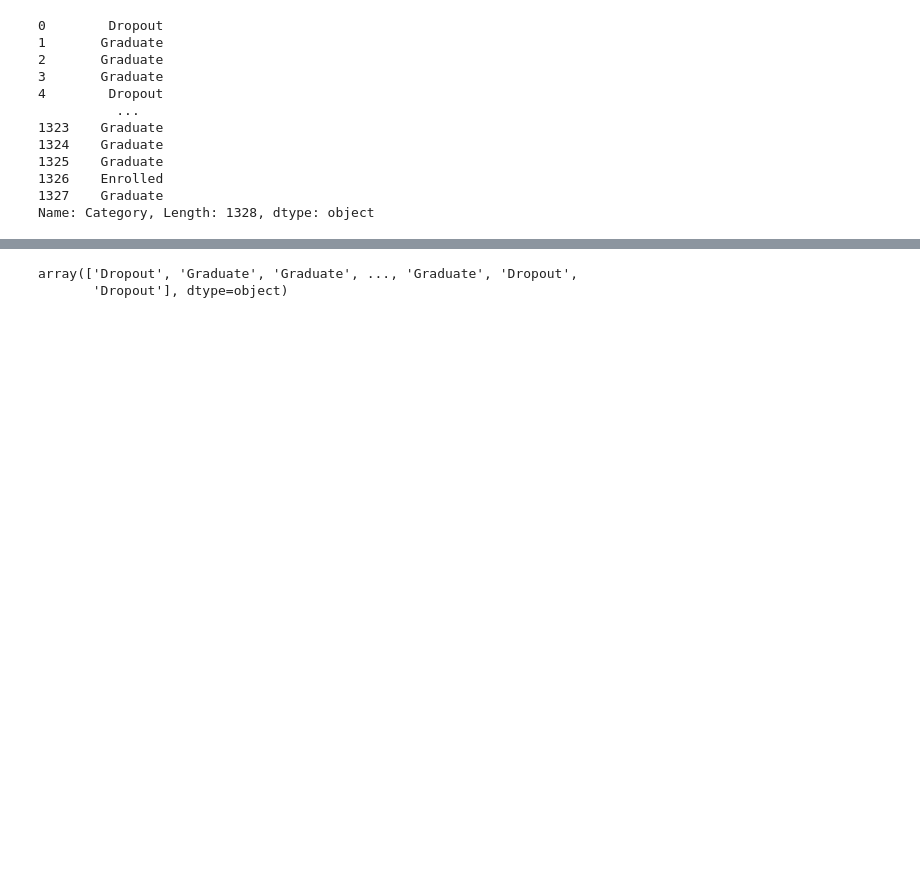
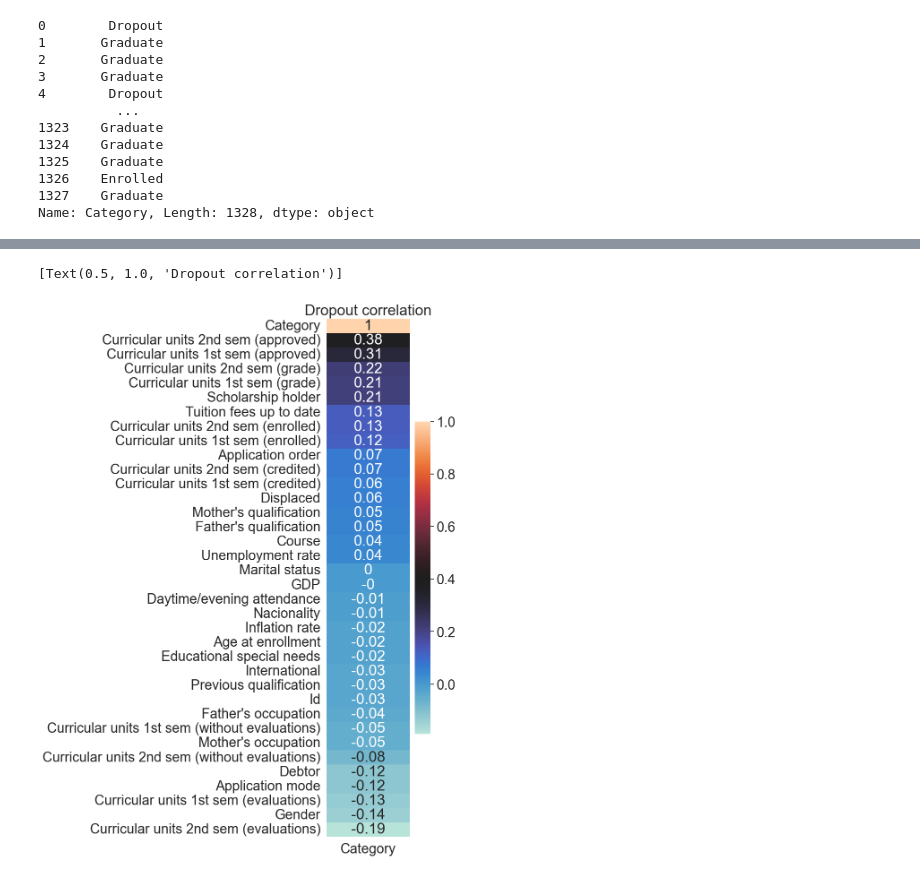
Before and after one commit to isidoracupara/kaggle-student-droupout, a Jupyter notebook: student_dropout_classification.ipynb, the cells around one changed output, grey strips where cells are left out. Drawn from its saved outputs; the diff is of its cells as text; code cells hidden in the pictures; blank space fills up the shorter version.

Commit message:
add graphs

```diff
--- a/student_dropout_classification.ipynb
+++ b/student_dropout_classification.ipynb
@@ -251,6 +254,24 @@ from sklearn import metrics
-# %%
-# Calculating accuracy per row
-y_pred
-# %% [output]
-array(['Dropout', 'Graduate', 'Graduate', ..., 'Graduate', 'Dropout',
-       'Dropout'], dtype=object)
+# %%
+# Dropout correalation
+# clean Category column
+# Graduated = 2; Enrolled = 1; Dropout = 0
+df3 = pd.DataFrame(train_dropout_data).copy(deep=True)
+df3.drop('Id',axis=1)
+
+# df3 = df3.drop(df3[df3['Category']!=0].index)
+# df3['Category'] = df3['Category'].astype(float)
+df3['Category'].replace(['Graduate'],2, inplace=True)
+df3['Category'].replace(['Enrolled'],1, inplace=True)
+df3['Category'].replace(['Dropout'],0, inplace=True)
+df3 = df3.loc[df3['Category'] != 0]
+# df3 = df3.drop(df3[df3['Category']=='Enrolled'].index)
+# df3.drop(df3.loc[df3[‘Category’] == ‘Graduate’])
+
+df3.dropna()
+correlation = df3.corr().round(2)
+fig, ax = plt.subplots(figsize=(3,15))
+
+sns.heatmap(correlation[['Category']].sort_values('Category',ascending=False ),annot=True ,center=0.4, annot_kws={"size":24}).set(title='Dropout correlation')
+# %% [output]
+[Text(0.5, 1.0, 'Dropout correlation')]
+[figure, added]
```
Also changed, not shown: parts of 9 cells of this notebook, 7 other files.
